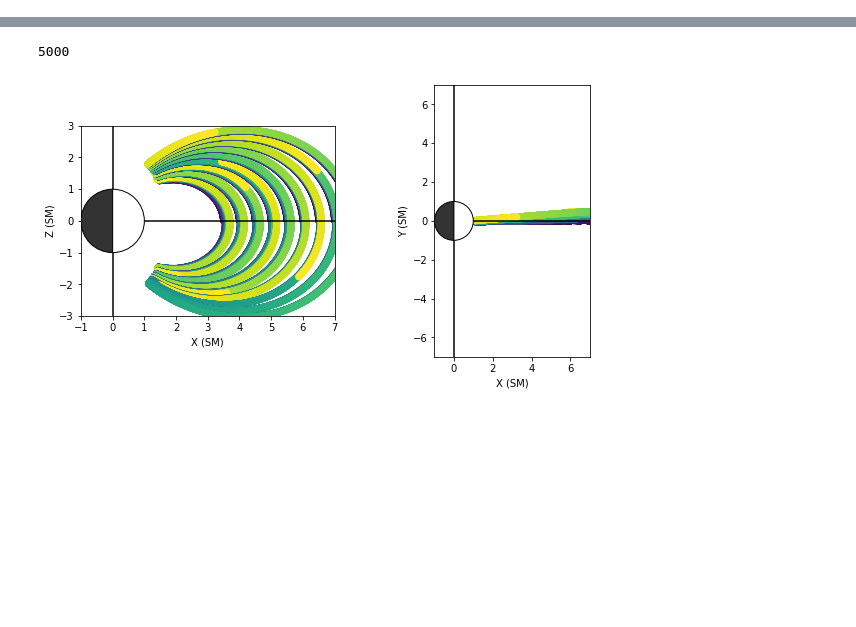
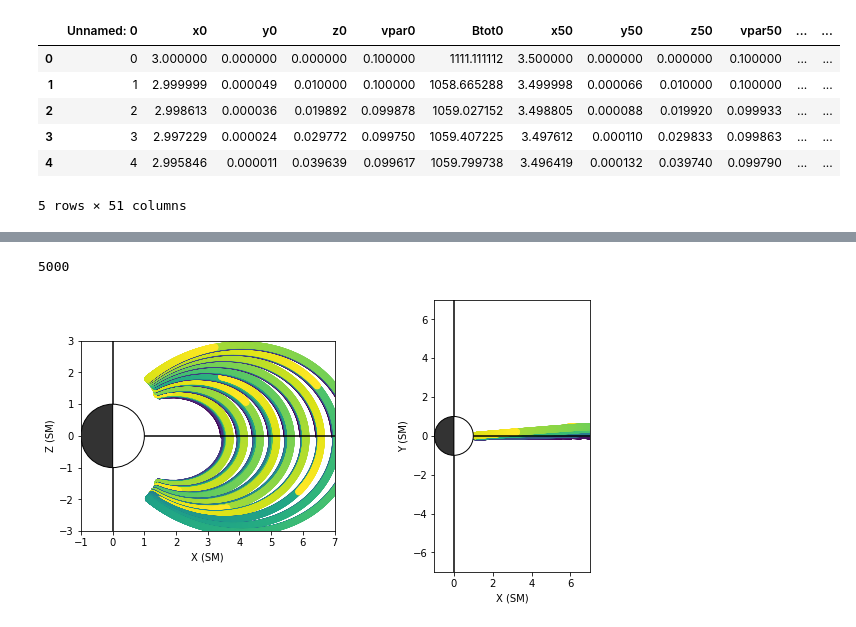
Before and after one commit to ddasilva/disco, a Jupyter notebook: Visualize.ipynb, the cells around one changed output, grey strips where cells are left out. Drawn from its saved outputs; the diff is of its cells as text; code cells hidden in the pictures; blank space fills up the shorter version.

```diff
--- a/Visualize.ipynb
+++ b/Visualize.ipynb
@@ -40,3 +40,13 @@ def plot(df_sub, fname=None):
     if fname:
         plt.savefig(fname)
         plt.close()
+# %%
+df.head()
+# %% [output]
+|  | Unnamed: 0 | x0 | y0 | z0 | vpar0 | Btot0 | x50 | y50 | z50 | vpar50 | ... | ... |
+| 0 | 0 | 3.000000 | 0.000000 | 0.000000 | 0.100000 | 1111.111112 | 3.500000 | 0.000000 | 0.000000 | 0.100000 | ... | ... |
+| 1 | 1 | 2.999999 | 0.000049 | 0.010000 | 0.100000 | 1058.665288 | 3.499998 | 0.000066 | 0.010000 | 0.100000 | ... | ... |
+| 2 | 2 | 2.998613 | 0.000036 | 0.019892 | 0.099878 | 1059.027152 | 3.498805 | 0.000088 | 0.019920 | 0.099933 | ... | ... |
+| 3 | 3 | 2.997229 | 0.000024 | 0.029772 | 0.099750 | 1059.407225 | 3.497612 | 0.000110 | 0.029833 | 0.099863 | ... | ... |
+| 4 | 4 | 2.995846 | 0.000011 | 0.039639 | 0.099617 | 1059.799738 | 3.496419 | 0.000132 | 0.039740 | 0.099790 | ... | ... |
+5 rows × 51 columns
```
Also changed, not shown: parts of 1 cell of this notebook.
